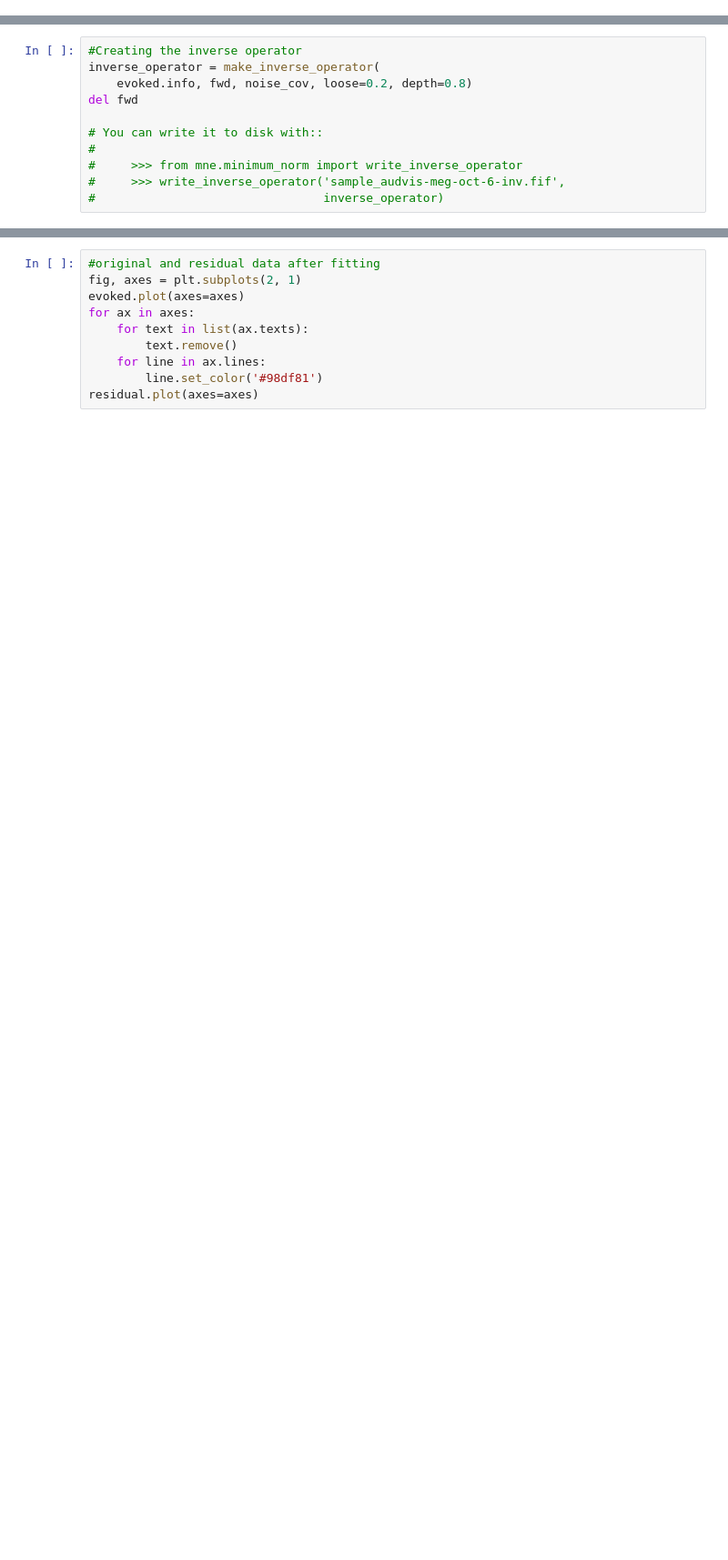
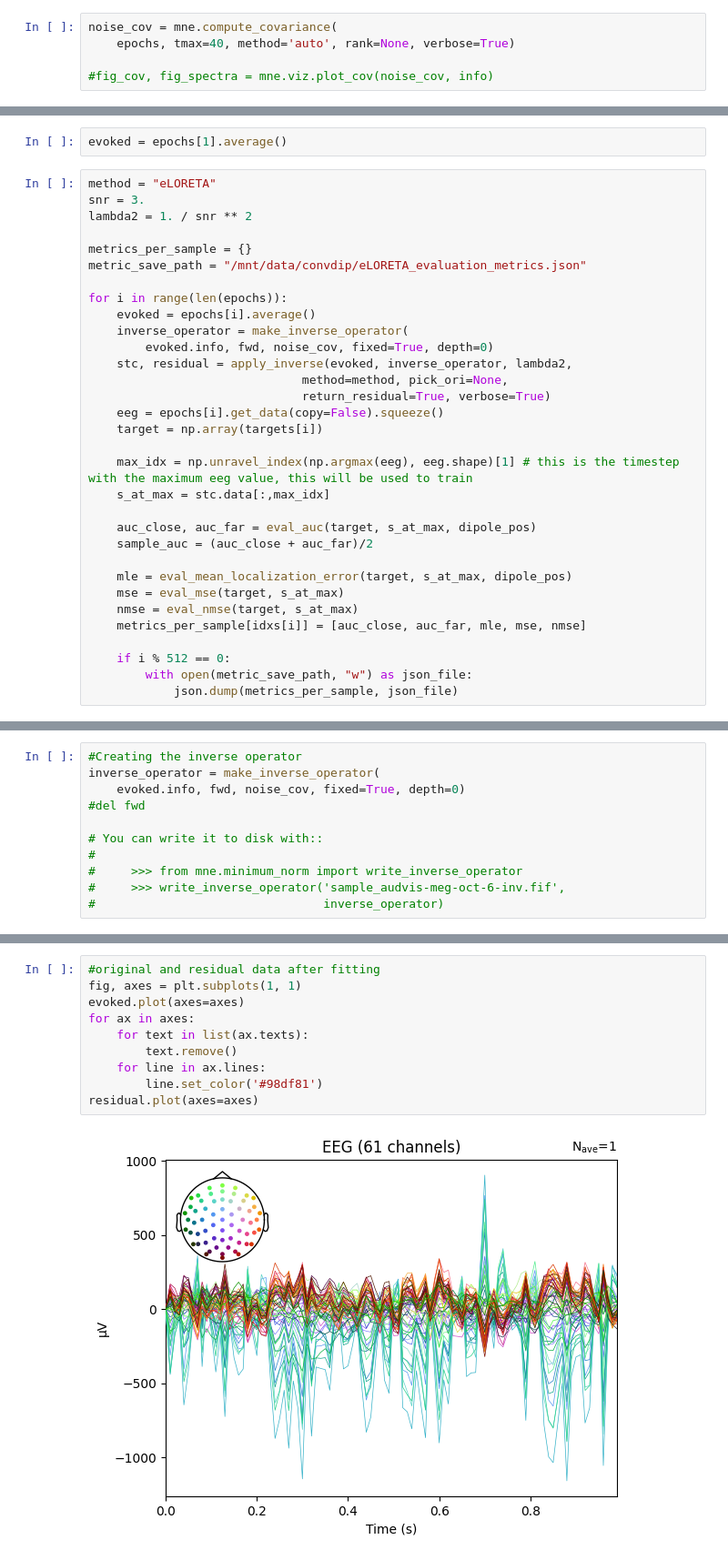
Before and after one commit to zbalkhy/esinet_MAE298, a Jupyter notebook: CNN_LSTM/eLORETA_workspace.ipynb, the cells around one changed output, grey strips where cells are left out. Shown at 91% size. Drawn from its saved outputs; the diff is of its cells as text; blank space fills up the shorter version.

```diff
--- a/CNN_LSTM/eLORETA_workspace.ipynb
+++ b/CNN_LSTM/eLORETA_workspace.ipynb
@@ -21,0 +100,5 @@ NameError: name 'get_info' is not defined
+# %%
+noise_cov = mne.compute_covariance(
+    epochs, tmax=40, method='auto', rank=None, verbose=True)
+
+#fig_cov, fig_spectra = mne.viz.plot_cov(noise_cov, info)
@@ -21,0 +123,34 @@ NameError: name 'get_info' is not defined
+# %%
+evoked = epochs[1].average()
+# %%
+method = "eLORETA"
+snr = 3.
+lambda2 = 1. / snr ** 2
+
+metrics_per_sample = {}
+metric_save_path = "/mnt/data/convdip/eLORETA_evaluation_metrics.json"
+
+for i in range(len(epochs)):
+    evoked = epochs[i].average()
+    inverse_operator = make_inverse_operator(
+        evoked.info, fwd, noise_cov, fixed=True, depth=0)
+    stc, residual = apply_inverse(evoked, inverse_operator, lambda2,
+                              method=method, pick_ori=None,
+                              return_residual=True, verbose=True)
+    eeg = epochs[i].get_data(copy=False).squeeze()
+    target = np.array(targets[i])
+
+    max_idx = np.unravel_index(np.argmax(eeg), eeg.shape)[1] # this is the timestep with the maximum eeg value, this will be used to train
+    s_at_max = stc.data[:,max_idx]
+
+    auc_close, auc_far = eval_auc(target, s_at_max, dipole_pos)
+    sample_auc = (auc_close + auc_far)/2
+
+    mle = eval_mean_localization_error(target, s_at_max, dipole_pos)
+    mse = eval_mse(target, s_at_max)
+    nmse = eval_nmse(target, s_at_max)
+    metrics_per_sample[idxs[i]] = [auc_close, auc_far, mle, mse, nmse]
+
+    if i % 512 == 0:
+        with open(metric_save_path, "w") as json_file:
+            json.dump(metrics_per_sample, json_file)
@@ -22,8 +176,8 @@ NameError: name 'get_info' is not defined
 # %%
 #Creating the inverse operator
 inverse_operator = make_inverse_operator(
-    evoked.info, fwd, noise_cov, loose=0.2, depth=0.8)
-del fwd
+    evoked.info, fwd, noise_cov, fixed=True, depth=0)
+#del fwd
 
 # You can write it to disk with::
 #
@@ -46,10 +241,12 @@ ax.set(xlabel='time (ms)', ylabel='%s value' % method)
 # %%
 #original and residual data after fitting
-fig, axes = plt.subplots(2, 1)
+fig, axes = plt.subplots(1, 1)
 evoked.plot(axes=axes)
 for ax in axes:
     for text in list(ax.texts):
         text.remove()
     for line in ax.lines:
         line.set_color('#98df81')
 residual.plot(axes=axes)
+# %% [output]
+[figure, added]
```
Also changed, not shown: parts of 13 cells of this notebook, 15 other files.
